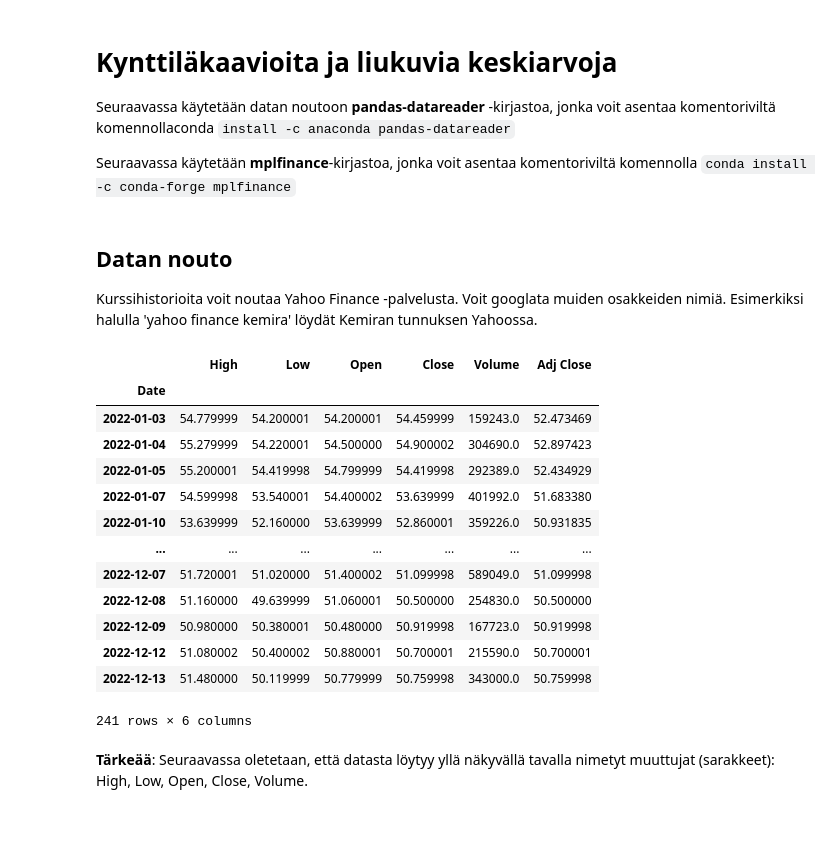
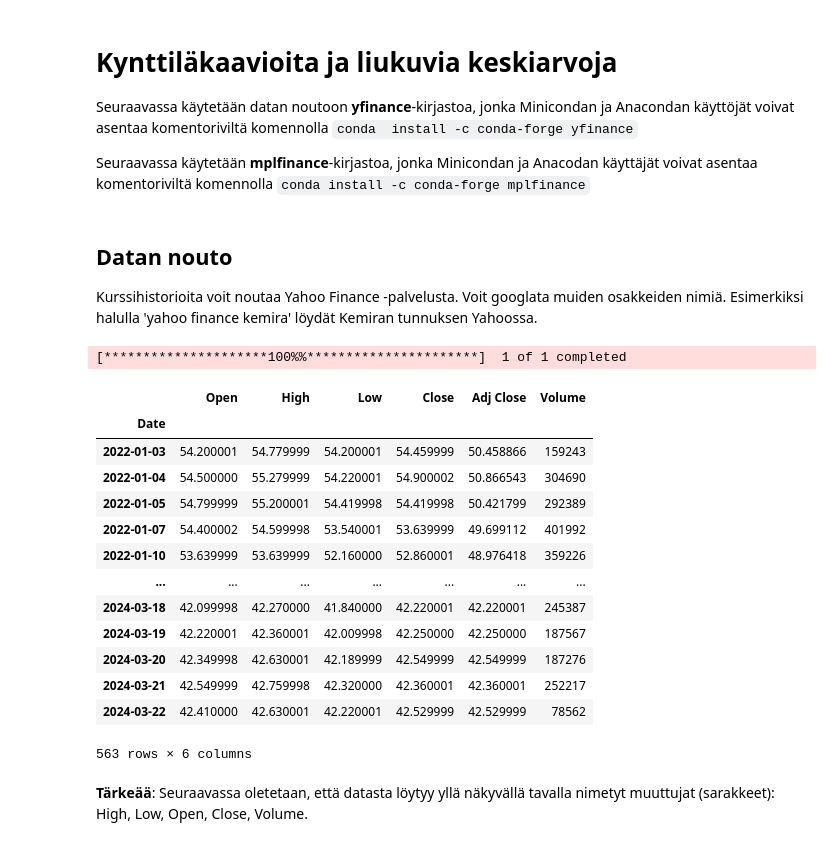
Before and after one commit to taanila/aikasarjat, a Jupyter notebook: mplfinance.ipynb, the cells around one changed output. Saved outputs shown, nothing was run; the diff lists cells and outputs as text; code cells hidden in the pictures.

```diff
--- a/mplfinance.ipynb
+++ b/mplfinance.ipynb
@@ -6,9 +6,9 @@ Päivitetty 2022-12-14 09:08:16.853798
 # %% [markdown]
 # Kynttiläkaavioita ja liukuvia keskiarvoja
 
-Seuraavassa käytetään datan noutoon **pandas-datareader** -kirjastoa, jonka voit asentaa komentoriviltä komennollaconda `install -c anaconda pandas-datareader`
+Seuraavassa käytetään datan noutoon **yfinance**-kirjastoa, jonka Minicondan ja Anacondan käyttöjät voivat asentaa komentoriviltä komennolla `conda  install -c conda-forge yfinance`
 
-Seuraavassa käytetään **mplfinance**-kirjastoa, jonka voit asentaa komentoriviltä komennolla
+Seuraavassa käytetään **mplfinance**-kirjastoa, jonka Minicondan ja Anacodan käyttäjät voivat asentaa komentoriviltä komennolla
 `conda install -c conda-forge mplfinance`
 # %%
 import pandas as pd
@@ -20,24 +20,24 @@ import mplfinance as mpf
 
 Kurssihistorioita voit noutaa Yahoo Finance -palvelusta. Voit googlata muiden osakkeiden nimiä. Esimerkiksi halulla 'yahoo finance kemira' löydät Kemiran tunnuksen Yahoossa.
 # %%
-elisa = web.DataReader('ELISA.HE', start='2022-1-1', data_source='yahoo')
+elisa = yf.download('ELISA.HE', start='2022-1-1')
+elisa
+# %% [output]
+[*********************100%%**********************]  1 of 1 completed
+|  | Open | High | Low | Close | Adj Close | Volume |
+| Date |  |  |  |  |  |  |
+| 2022-01-03 | 54.200001 | 54.779999 | 54.200001 | 54.459999 | 50.458866 | 159243 |
+| 2022-01-04 | 54.500000 | 55.279999 | 54.220001 | 54.900002 | 50.866543 | 304690 |
+| 2022-01-05 | 54.799999 | 55.200001 | 54.419998 | 54.419998 | 50.421799 | 292389 |
+| 2022-01-07 | 54.400002 | 54.599998 | 53.540001 | 53.639999 | 49.699112 | 401992 |
+| 2022-01-10 | 53.639999 | 53.639999 | 52.160000 | 52.860001 | 48.976418 | 359226 |
+| ... | ... | ... | ... | ... | ... | ... |
+| 2024-03-18 | 42.099998 | 42.270000 | 41.840000 | 42.220001 | 42.220001 | 245387 |
+| 2024-03-19 | 42.220001 | 42.360001 | 42.009998 | 42.250000 | 42.250000 | 187567 |
+| 2024-03-20 | 42.349998 | 42.630001 | 42.189999 | 42.549999 | 42.549999 | 187276 |
+| 2024-03-21 | 42.549999 | 42.759998 | 42.320000 | 42.360001 | 42.360001 | 252217 |
+| 2024-03-22 | 42.410000 | 42.630001 | 42.220001 | 42.529999 | 42.529999 | 78562 |
+563 rows × 6 columns
-# %%
-elisa
-# %% [output]
-|  | High | Low | Open | Close | Volume | Adj Close |
-| Date |  |  |  |  |  |  |
-| 2022-01-03 | 54.779999 | 54.200001 | 54.200001 | 54.459999 | 159243.0 | 52.473469 |
-| 2022-01-04 | 55.279999 | 54.220001 | 54.500000 | 54.900002 | 304690.0 | 52.897423 |
-| 2022-01-05 | 55.200001 | 54.419998 | 54.799999 | 54.419998 | 292389.0 | 52.434929 |
-| 2022-01-07 | 54.599998 | 53.540001 | 54.400002 | 53.639999 | 401992.0 | 51.683380 |
-| 2022-01-10 | 53.639999 | 52.160000 | 53.639999 | 52.860001 | 359226.0 | 50.931835 |
-| ... | ... | ... | ... | ... | ... | ... |
-| 2022-12-07 | 51.720001 | 51.020000 | 51.400002 | 51.099998 | 589049.0 | 51.099998 |
-| 2022-12-08 | 51.160000 | 49.639999 | 51.060001 | 50.500000 | 254830.0 | 50.500000 |
-| 2022-12-09 | 50.980000 | 50.380001 | 50.480000 | 50.919998 | 167723.0 | 50.919998 |
-| 2022-12-12 | 51.080002 | 50.400002 | 50.880001 | 50.700001 | 215590.0 | 50.700001 |
-| 2022-12-13 | 51.480000 | 50.119999 | 50.779999 | 50.759998 | 343000.0 | 50.759998 |
-241 rows × 6 columns
 # %% [markdown]
 **Tärkeää**: Seuraavassa oletetaan, että datasta löytyy yllä näkyvällä tavalla nimetyt muuttujat (sarakkeet): High, Low, Open, Close, Volume.
 # %% [markdown]
```
Also changed, not shown: parts of 5 cells of this notebook.
